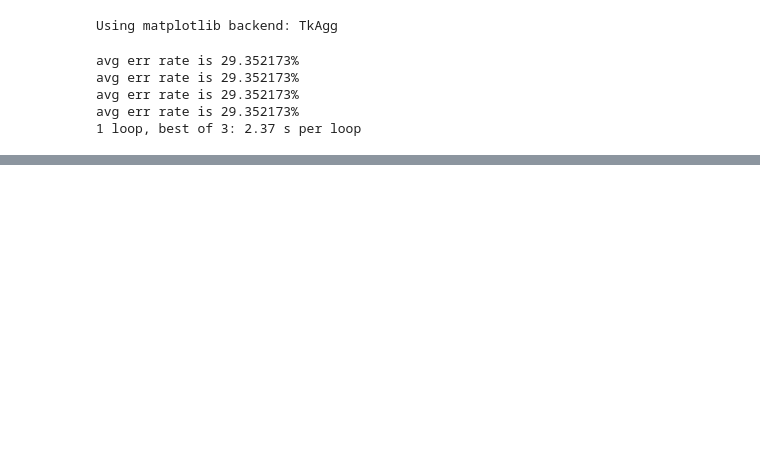
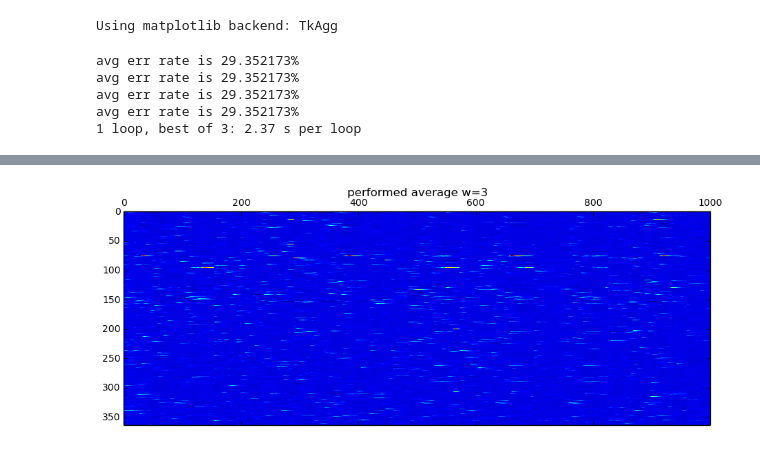
Before and after one commit to approbatory/funkcii, a Jupyter notebook: hpc_place_coding.ipynb, the cells around one changed output, grey strips where cells are left out. Cells and saved outputs as stored; diff of their text form; code cells hidden in the pictures; blank space fills up the shorter version.

```diff
--- a/hpc_place_coding.ipynb
+++ b/hpc_place_coding.ipynb
@@ -561,5 +719,7 @@ transients_sub_med = subtract_median_window(transients)
 # %%
 transients_cleaned = sliding_average(transients_sub_med)
-#####viz(transients_cleaned, title='performed average w=3')
+viz(transients_cleaned, title='performed average w=3')
+# %% [output]
+[figure, added]
 # %%
 transients_maxima = detect_maxima(transients_cleaned)
```
Also changed, not shown: parts of 12 cells of this notebook, 3 other files.
